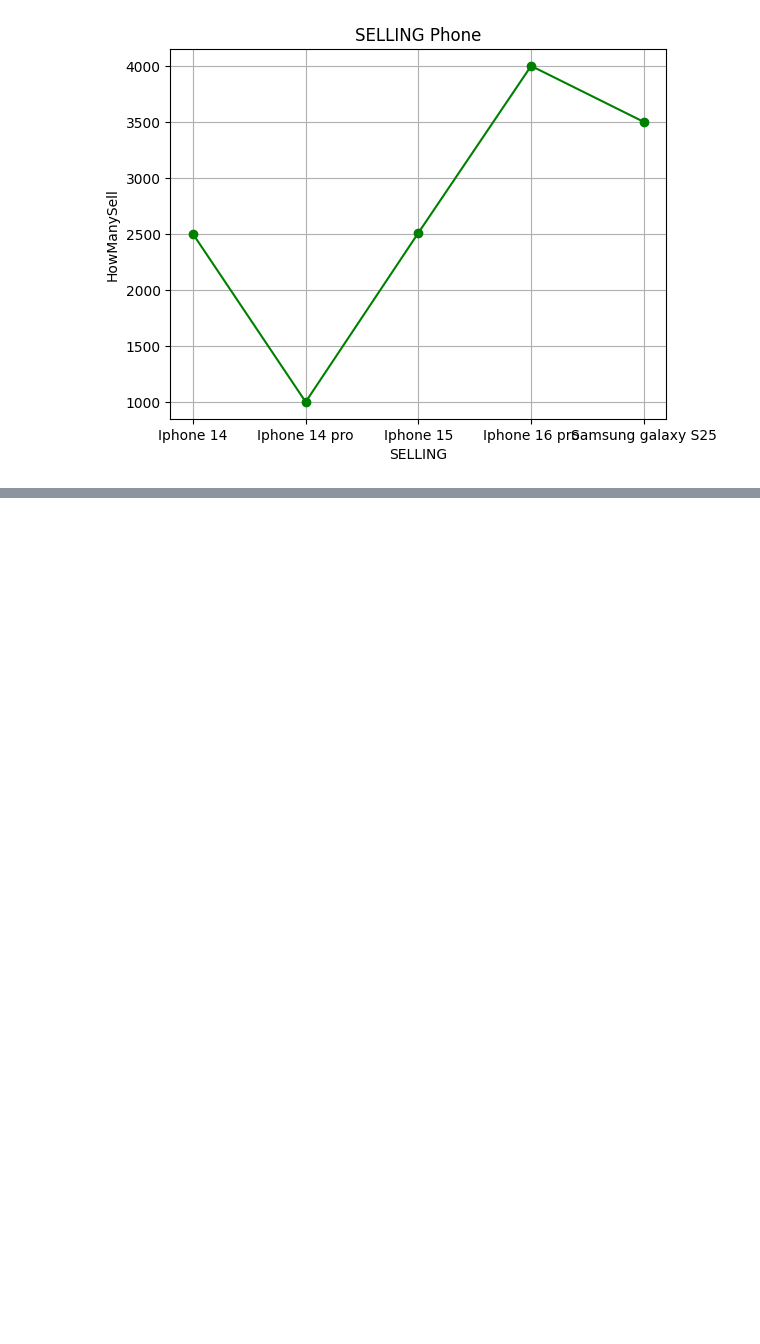
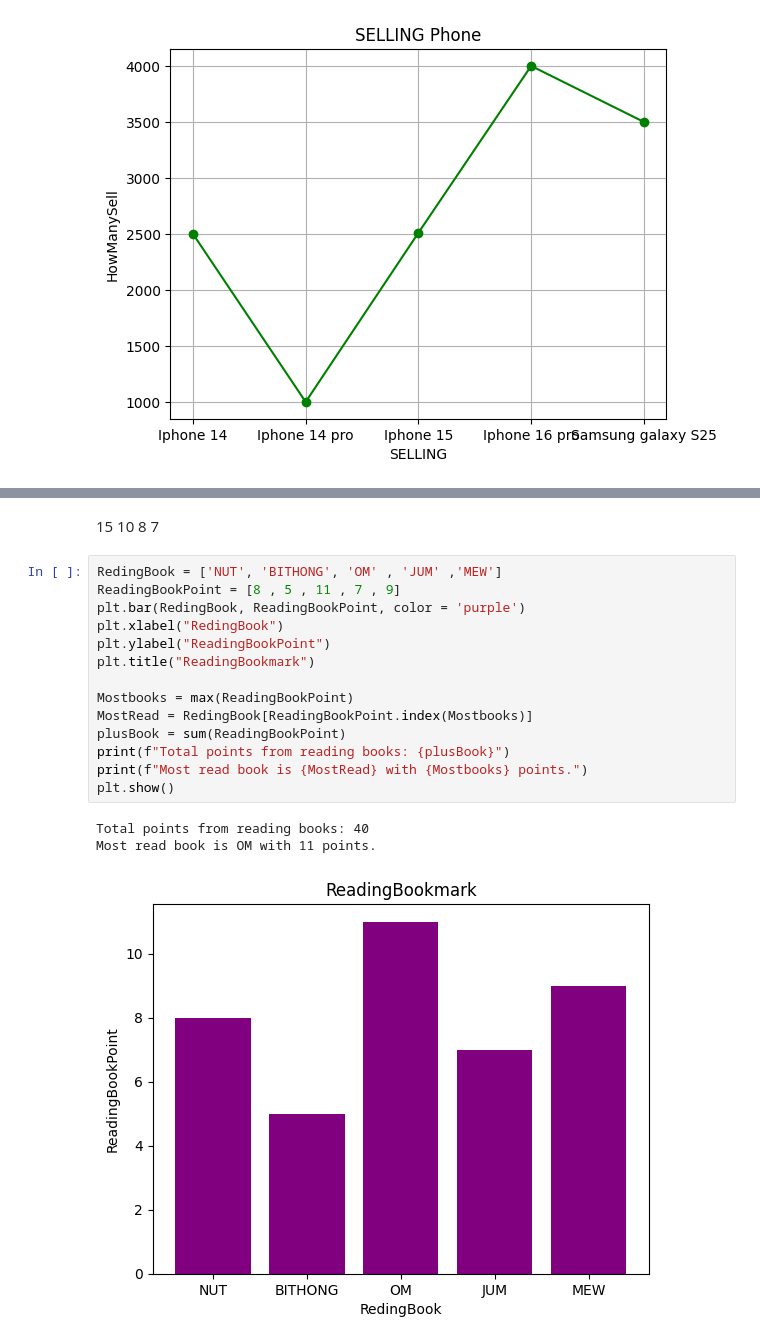
Before and after one commit to Punnawit2015/python_1, a Jupyter notebook: Week14-15.ipynb, the cells around one changed output, grey strips where cells are left out. Drawn from its saved outputs; the diff is of its cells as text; blank space fills up the shorter version.

```diff
--- a/Week14-15.ipynb
+++ b/Week14-15.ipynb
@@ -44,0 +55,20 @@ plt.show()
+# %% [markdown]
+15 10 8 7
+# %%
+RedingBook = ['NUT', 'BITHONG', 'OM' , 'JUM' ,'MEW']
+ReadingBookPoint = [8 , 5 , 11 , 7 , 9]
+plt.bar(RedingBook, ReadingBookPoint, color = 'purple')
+plt.xlabel("RedingBook")
+plt.ylabel("ReadingBookPoint")
+plt.title("ReadingBookmark")
+
+Mostbooks = max(ReadingBookPoint)
+MostRead = RedingBook[ReadingBookPoint.index(Mostbooks)]
+plusBook = sum(ReadingBookPoint)
+print(f"Total points from reading books: {plusBook}")
+print(f"Most read book is {MostRead} with {Mostbooks} points.")
+plt.show()
+# %% [output]
+Total points from reading books: 40
+Most read book is OM with 11 points.
+[figure, added]
```
Also changed, not shown: parts of 3 cells of this notebook.
